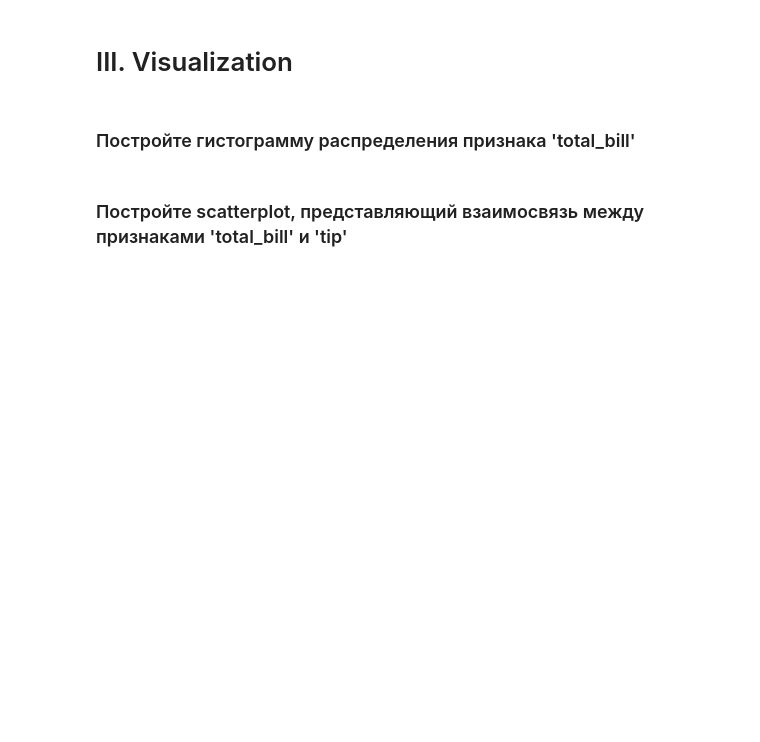
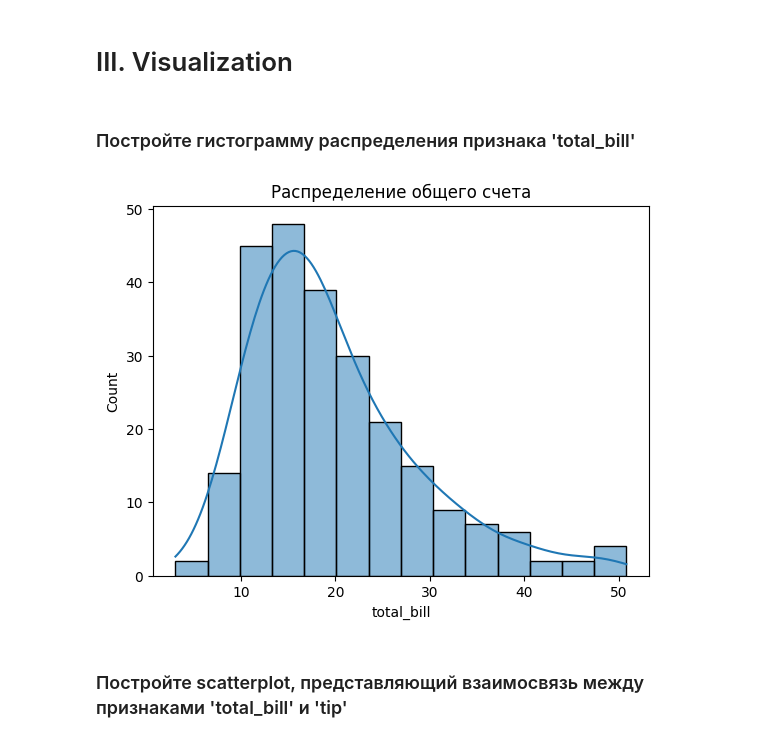
Before and after one commit to Ma-rCh/ML-Basic, a Jupyter notebook: homework_07/homework_07.ipynb, the cells around one changed output. Drawn from its saved outputs; the diff is of its cells as text; code cells hidden in the pictures; blank space fills up the shorter version.

```diff
--- a/homework_07/homework_07.ipynb
+++ b/homework_07/homework_07.ipynb
@@ -153,6 +160,7 @@ array([[0.37969786, 0.6720854 , 0.65553536, 0.54884068, 0.01484636,
 ### Загрузите датасет Tips из набора датасетов seaborn
 # %%
 # ВАШ КОД ЗДЕСЬ
+tips = sns.load_dataset('tips')
 # %% [markdown]
 ### Посмотрите на первые 5 строчек
 # %%
@@ -191,0 +273,4 @@ array([[0.37969786, 0.6720854 , 0.65553536, 0.54884068, 0.01484636,
+# %%
+# ВАШ КОД ЗДЕСЬ
+tips['smoke_bin'] = np.where(tips['smoker']=='Yes',1,0)
+tips
@@ -198,2 +295,13 @@ array([[0.37969786, 0.6720854 , 0.65553536, 0.54884068, 0.01484636,
+# %%
+# ВАШ КОД ЗДЕСЬ
+# histplot — это улучшенная гистограмма.
+sns.histplot(
+    data=tips,      # DataFrame
+    x='total_bill', # Столбец для построения
+    kde=True        # kde=True - добавляет линию оценки плотности вероятности (Kernel Density Estimate)
+)
+plt.title('Распределение общего счета');
+# %% [output]
+[figure, added]
 # %% [markdown]
 ### Постройте scatterplot, представляющий взаимосвязь между признаками 'total_bill' и 'tip'
```
Also changed, not shown: parts of 29 cells of this notebook.
